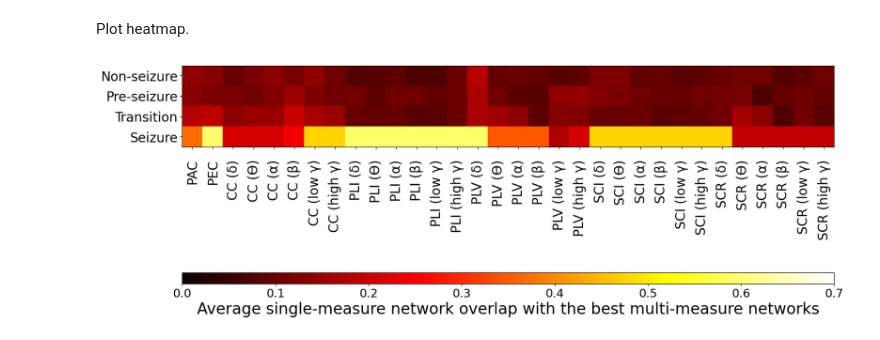
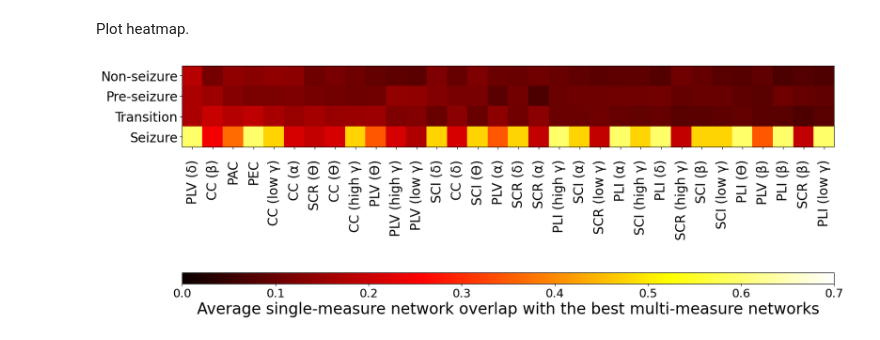
Before and after one commit to ivkarla/connectivity_change, a Jupyter notebook: notebooks/connectivity_measure_ranking.ipynb, the cells around one changed output. Drawn from its saved outputs; the diff is of its cells as text; code cells hidden in the pictures.

```diff
--- a/notebooks/connectivity_measure_ranking.ipynb
+++ b/notebooks/connectivity_measure_ranking.ipynb
@@ -224,35 +224,42 @@ Sort the results dictionary for readibility.
 # %% [markdown]
 Plot heatmap.
 # %%
-# grouped_means = {key: grouped_means[key] for key in sorted(grouped_means)} # Sorting the measures alphabetically
+# Calculate the sum of the average overlaps at non-seizure, pre-seizure, and transition intervals
+sums = {cm: np.sum(values[:3]) for cm, values in grouped_means.items()}
 
-a = np.vstack(tuple(list(grouped_means.values()))).T
+# Sort the grouped_means dictionary based on these sums
+sorted_grouped_means = {cm: grouped_means[cm] for cm in sorted(sums, key=sums.get, reverse=True)}
 
-method_order = [substitute_bands(substitute_cm(cm_label)) for cm_label in list(grouped_means.keys())]
+# Prepare the data for the heatmap
+a = np.vstack(tuple(list(sorted_grouped_means.values()))).T
 
+# Define method order
+method_order = [substitute_bands(substitute_cm(cm_label)) for cm_label in list(sorted_grouped_means.keys())]
+
+# Create the heatmap
 fig = plt.figure(figsize=(18, 10))
 ax = fig.add_subplot()
 
 # Setting y-axis ticks and labels
 ax.set_yticks(list(range(4)))
 ax.set_yticklabels(['Non-seizure', 'Pre-seizure', 'Transition', 'Seizure'], size=20)
 
 # Setting x-axis ticks and labels
-ax.set_xticks(list(range(32)))
+ax.set_xticks(list(range(len(method_order))))
 ax.set_xticklabels(method_order, rotation=90, size=20)
 
 # Move x-axis labels downwards
 for tick in ax.get_xticklabels():
     tick.set_verticalalignment('top')
     tick.set_position((tick.get_position()[0], -0.1))  # Adjust the second value to move labels down
 
 plt.grid(False)
 hm = plt.imshow(a, cmap='hot', interpolation='nearest')
 cb = plt.colorbar(hm, orientation="horizontal", pad=0.35, aspect=60)
 cb.ax.tick_params(labelsize=18)
 cb.set_label('Average single-measure network overlap with the best multi-measure networks', size=24)
 plt.clim(0.0, 0.7)
-plt.savefig(main_folder + 'Fig4_heatmap.png', bbox_inches='tight')
+# plt.savefig(main_folder + 'Fig4_heatmap.png', bbox_inches='tight')
 plt.show()
 # %% [output]
-[figure, old version]
+[figure, new version]
```
Also changed, not shown: parts of 1 cell of this notebook.
